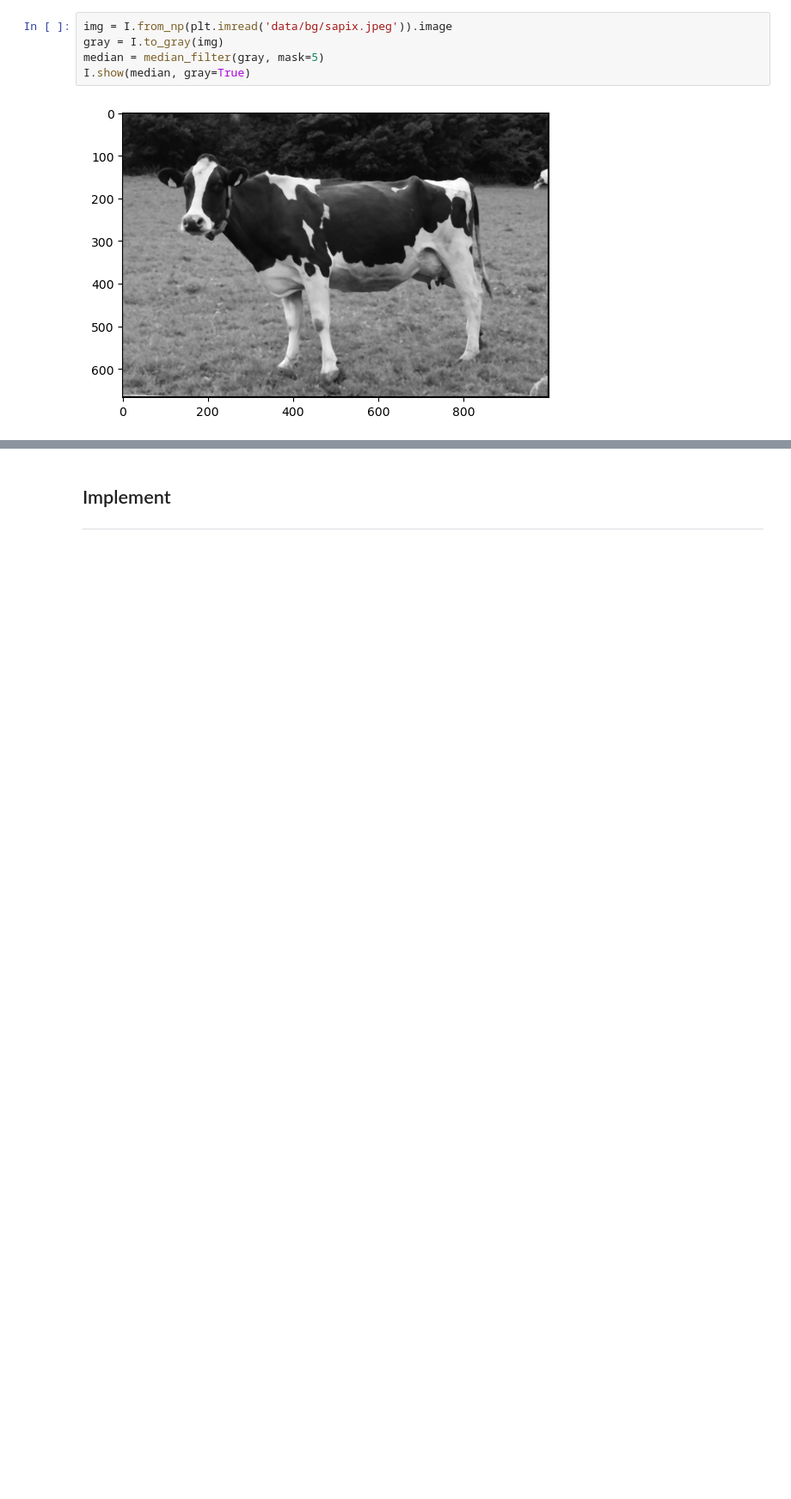
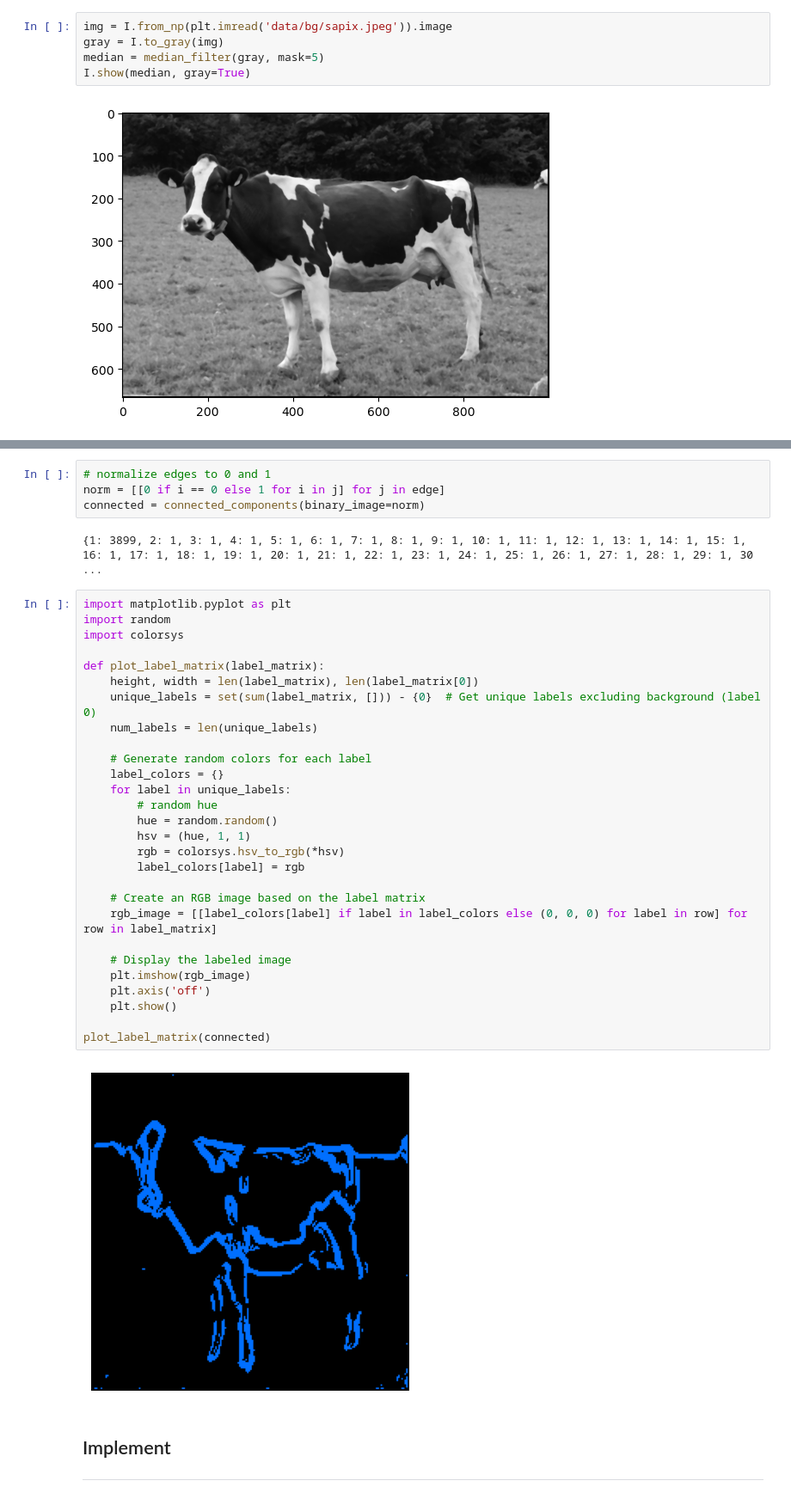
Before and after one commit to jon-mun/cow-segmentation, a Jupyter notebook: edge.ipynb, the cells around one changed output, grey strips where cells are left out. Shown at 86% size. Saved outputs shown, nothing was run; the diff lists cells and outputs as text; blank space fills up the shorter version.

```diff
--- a/edge.ipynb
+++ b/edge.ipynb
@@ -186,3 +318,39 @@ I.show(edge, gray=True)
+# %%
+# normalize edges to 0 and 1
+norm = [[0 if i == 0 else 1 for i in j] for j in edge]
+connected = connected_components(binary_image=norm)
+# %% [output]
+{1: 3899, 2: 1, 3: 1, 4: 1, 5: 1, 6: 1, 7: 1, 8: 1, 9: 1, 10: 1, 11: 1, 12: 1, 13: 1, 14: 1, 15: 1, 16: 1, 17: 1, 18: 1, 19: 1, 20: 1, 21: 1, 22: 1, 23: 1, 24: 1, 25: 1, 26: 1, 27: 1, 28: 1, 29: 1, 30 ...
+# %%
+import matplotlib.pyplot as plt
+import random
+import colorsys
+
+def plot_label_matrix(label_matrix):
+    height, width = len(label_matrix), len(label_matrix[0])
+    unique_labels = set(sum(label_matrix, [])) - {0}  # Get unique labels excluding background (label 0)
+    num_labels = len(unique_labels)
+
+    # Generate random colors for each label
+    label_colors = {}
+    for label in unique_labels:
+        # random hue
+        hue = random.random()
+        hsv = (hue, 1, 1)
+        rgb = colorsys.hsv_to_rgb(*hsv)
+        label_colors[label] = rgb
+
+    # Create an RGB image based on the label matrix
+    rgb_image = [[label_colors[label] if label in label_colors else (0, 0, 0) for label in row] for row in label_matrix]
+
+    # Display the labeled image
+    plt.imshow(rgb_image)
+    plt.axis('off')
+    plt.show()
+
+plot_label_matrix(connected)
+# %% [output]
+[figure, added]
 # %% [markdown]
 ## Implement
 ---
```
Also changed, not shown: parts of 15 cells of this notebook, 1 other file.
